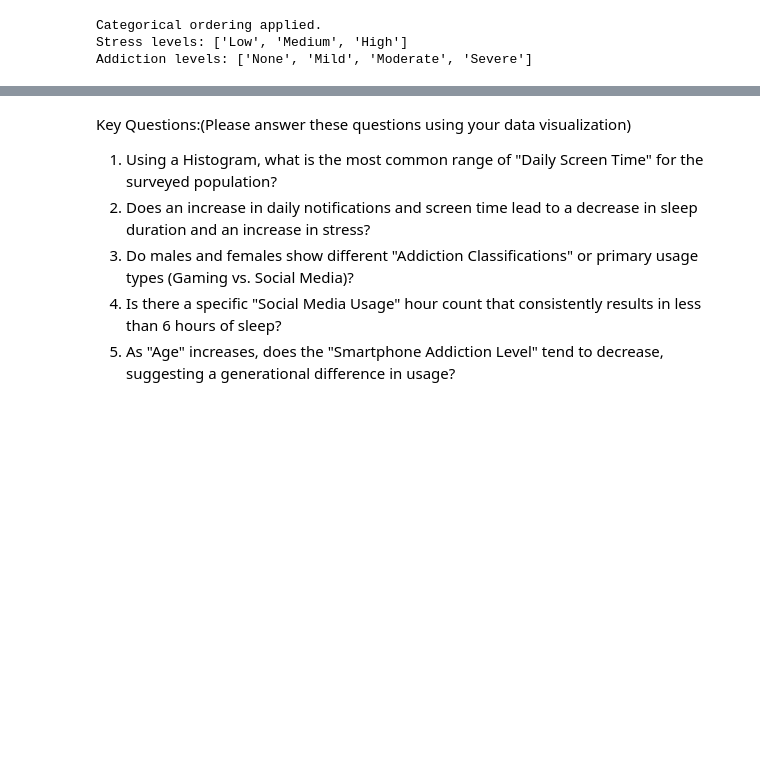
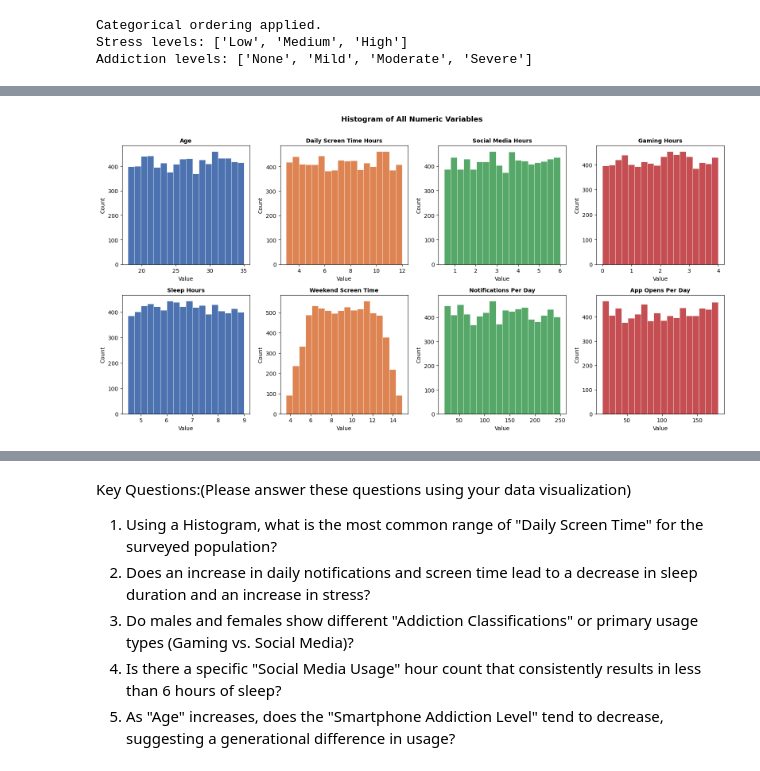
Before and after one commit to ps-alex1001/DataSpell, a Jupyter notebook: IPV/2_WorkBook_Visualization_SAMSON.ipynb, the cells around one changed output, grey strips where cells are left out. Cells and saved outputs as stored; diff of their text form; code cells hidden in the pictures; blank space fills up the shorter version.

```diff
--- a/IPV/2_WorkBook_Visualization_SAMSON.ipynb
+++ b/IPV/2_WorkBook_Visualization_SAMSON.ipynb
@@ -152,0 +154,18 @@ Age Range: 18 to 35 years old
+# %%
+# Histograms of numeric columns
+numeric_cols = ['age', 'daily_screen_time_hours', 'social_media_hours', 'gaming_hours', 'sleep_hours', 'weekend_screen_time', 'notifications_per_day', 'app_opens_per_day']
+
+fix, axes = plt.subplots(2, 4, figsize=(16, 8))
+axes = axes.flatten()
+
+for i, col in enumerate(numeric_cols):
+    axes[i].hist(df[col], bins=18, color=sns.color_palette('deep')[i%4], edgecolor='white', linewidth=0.5)
+    axes[i].set_title(col.replace('_', ' ').title(), fontsize=10, fontweight='bold')
+    axes[i].set_xlabel('Value')
+    axes[i].set_ylabel('Count')
+
+plt.suptitle('Histogram of All Numeric Variables', fontsize=13, fontweight='bold', y=1.01)
+plt.tight_layout()
+plt.show()
+# %% [output]
+[figure, added]
```
Also changed, not shown: parts of 11 cells of this notebook.
